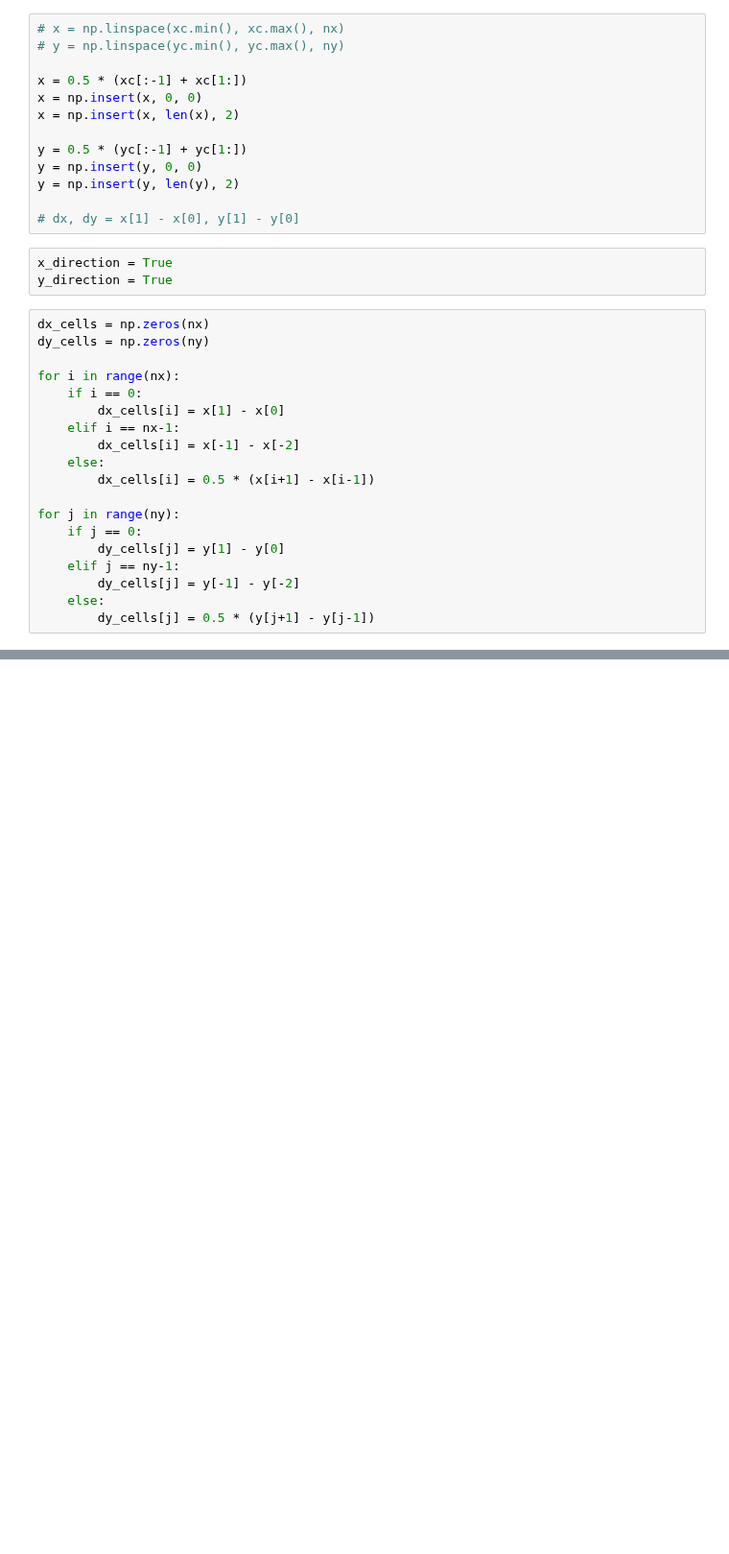
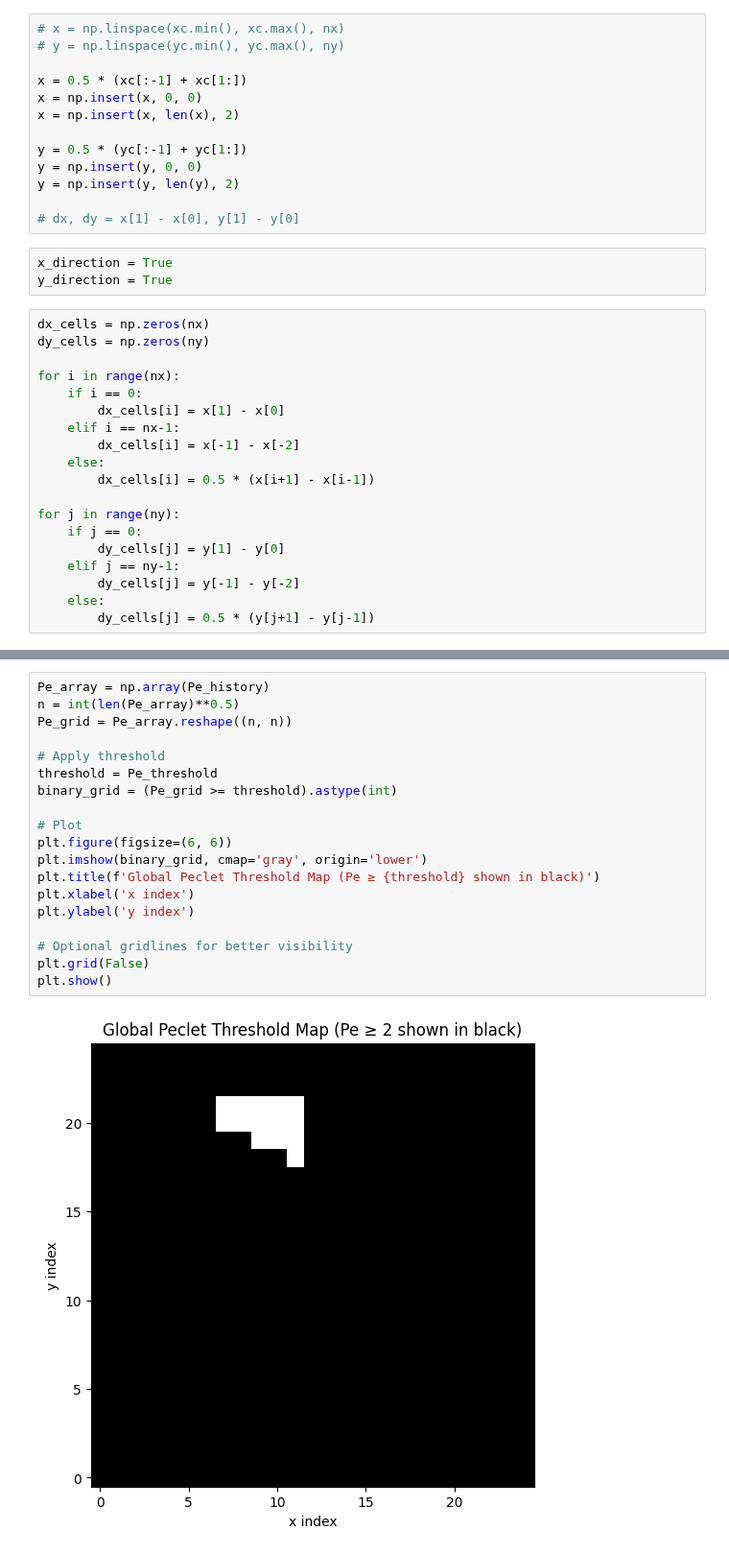
Before and after one commit to Mafaz03/Computational-Fluid-Dynamics, a Jupyter notebook: 2-D Convection Diffusion/2-D Convection Diffusion Assignment 3-2.ipynb, the cells around one changed output, grey strips where cells are left out. Shown at 96% size. Drawn from its saved outputs; the diff is of its cells as text; blank space fills up the shorter version.

```diff
--- a/2-D Convection Diffusion/2-D Convection Diffusion Assignment 3-2.ipynb
+++ b/2-D Convection Diffusion/2-D Convection Diffusion Assignment 3-2.ipynb
@@ -425,0 +417,21 @@ Iteration 2400: ε = 2.158376e-03, T ∈ [20.00, 50.00]°C
+# %%
+Pe_array = np.array(Pe_history)
+n = int(len(Pe_array)**0.5)
+Pe_grid = Pe_array.reshape((n, n))
+
+# Apply threshold
+threshold = Pe_threshold
+binary_grid = (Pe_grid >= threshold).astype(int)
+
+# Plot
+plt.figure(figsize=(6, 6))
+plt.imshow(binary_grid, cmap='gray', origin='lower')
+plt.title(f'Global Peclet Threshold Map (Pe ≥ {threshold} shown in black)')
+plt.xlabel('x index')
+plt.ylabel('y index')
+
+# Optional gridlines for better visibility
+plt.grid(False)
+plt.show()
+# %% [output]
+[figure, added]
```
Also changed, not shown: parts of 4 cells of this notebook.
